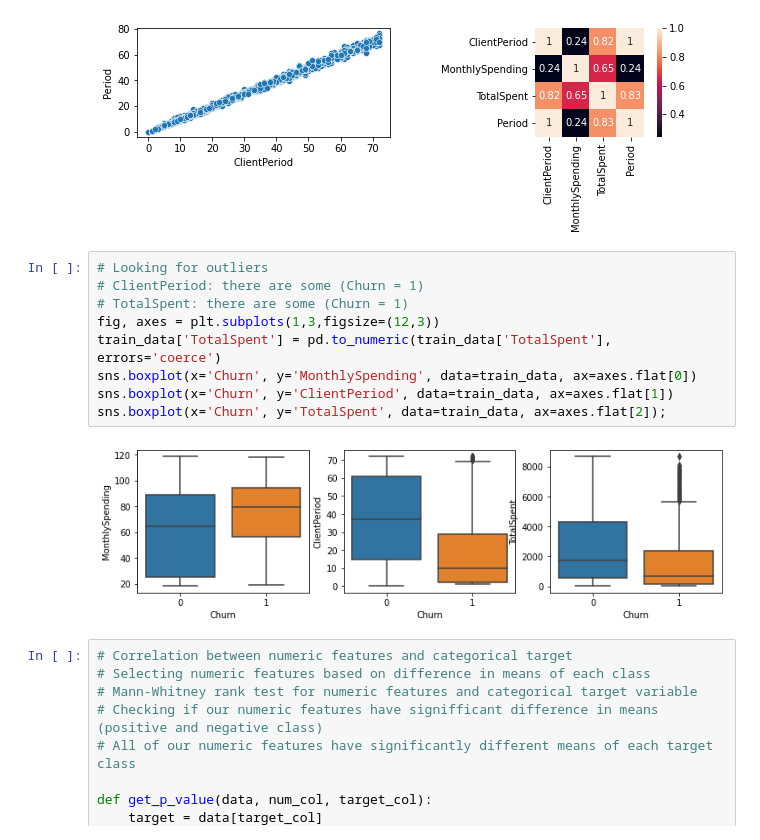
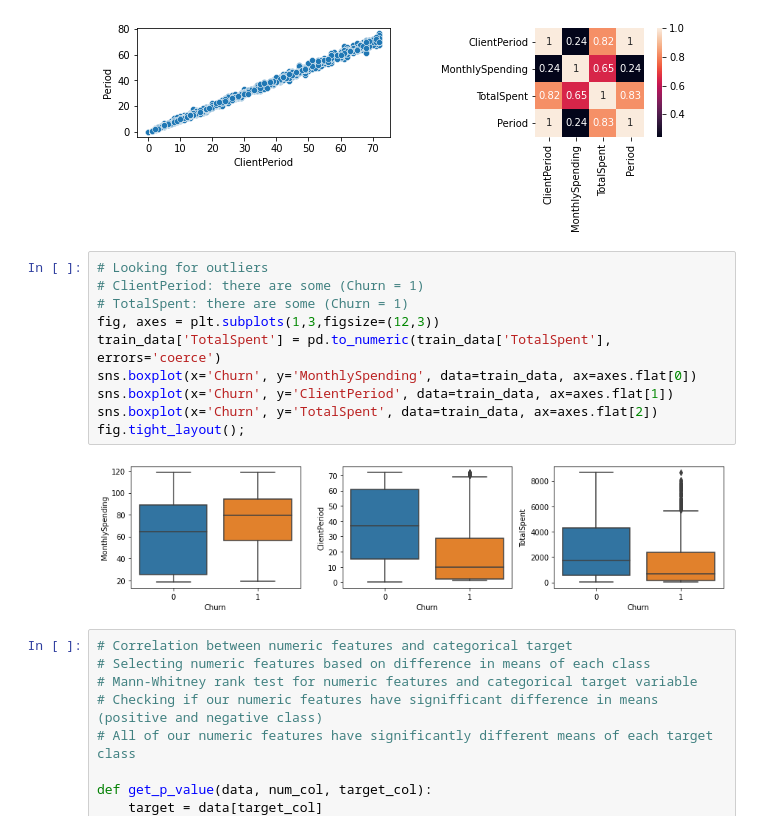
Before and after one commit to MitrofanovDmitry/study, a Jupyter notebook: practice/60 customer churn (dls)/5.ipynb, the cells around one changed output. Saved outputs shown, nothing was run; the diff lists cells and outputs as text.

```diff
--- a/practice/60 customer churn (dls)/5.ipynb
+++ b/practice/60 customer churn (dls)/5.ipynb
@@ -193,14 +190,15 @@ show_correlation(test_data.copy())
 # %%
 # Looking for outliers
 # ClientPeriod: there are some (Churn = 1)
 # TotalSpent: there are some (Churn = 1)
 fig, axes = plt.subplots(1,3,figsize=(12,3))
 train_data['TotalSpent'] = pd.to_numeric(train_data['TotalSpent'], errors='coerce')
 sns.boxplot(x='Churn', y='MonthlySpending', data=train_data, ax=axes.flat[0])
 sns.boxplot(x='Churn', y='ClientPeriod', data=train_data, ax=axes.flat[1])
-sns.boxplot(x='Churn', y='TotalSpent', data=train_data, ax=axes.flat[2]);
+sns.boxplot(x='Churn', y='TotalSpent', data=train_data, ax=axes.flat[2])
+fig.tight_layout();
 # %% [output]
-[figure, old version]
+[figure, new version]
 # %%
 # Correlation between numeric features and categorical target
 # Selecting numeric features based on difference in means of each class
```
Also changed, not shown: parts of 20 cells of this notebook, 5 other files.
